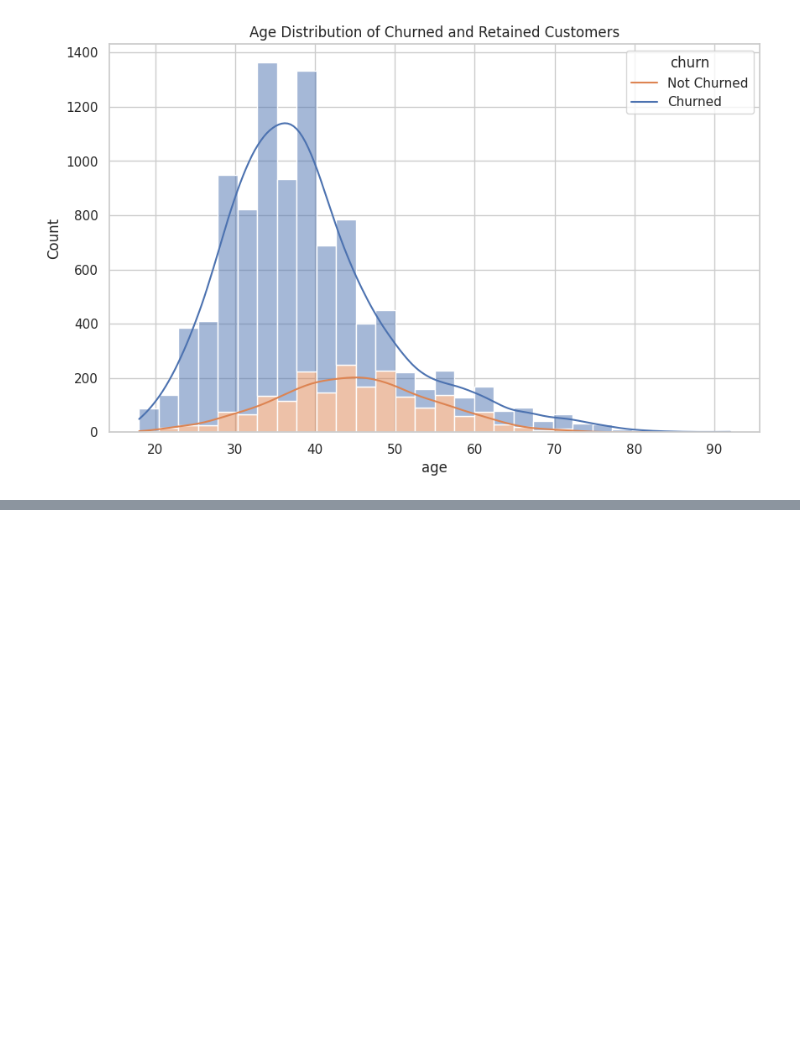
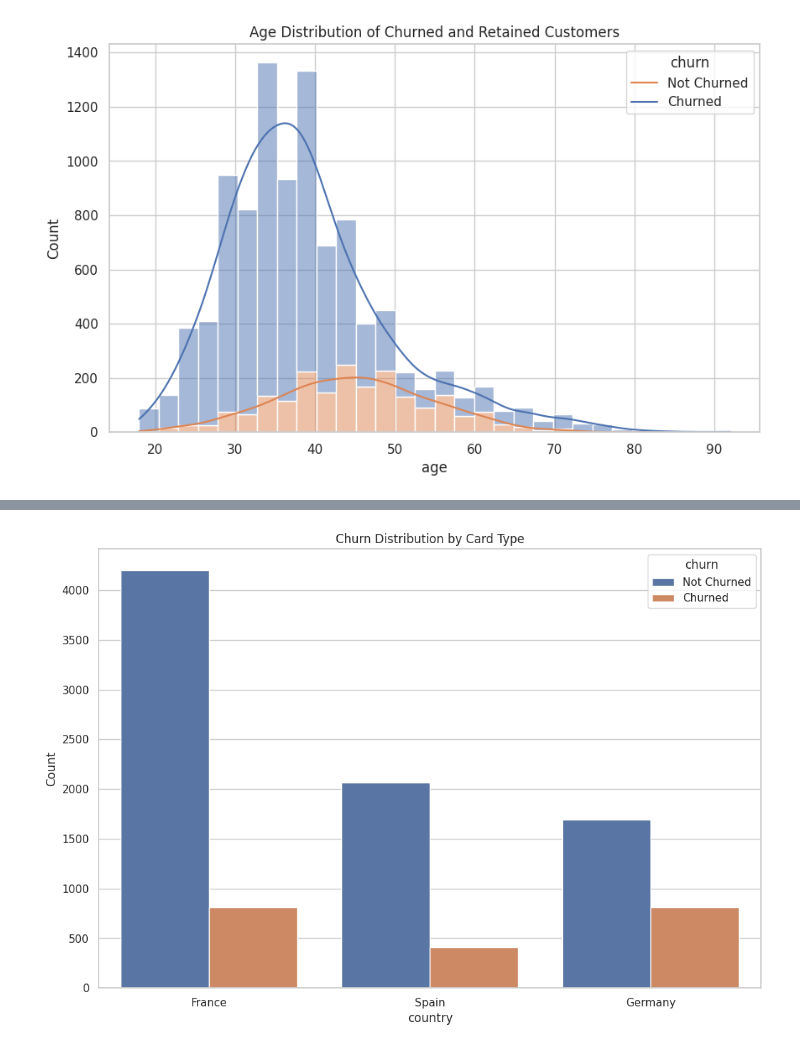
Before and after one commit to DHub6/UAS_DATAMINING, a Jupyter notebook: 201220092_UAS.ipynb, the cells around one changed output, grey strips where cells are left out. Saved outputs shown, nothing was run; the diff lists cells and outputs as text; code cells hidden in the pictures; blank space fills up the shorter version.

```diff
--- a/201220092_UAS.ipynb
+++ b/201220092_UAS.ipynb
@@ -204,0 +221,10 @@ plt.show()
+# %%
+plt.figure(figsize=(12, 8))
+sns.countplot(data=data, x='country', hue='churn', order=['France', 'Spain', 'Germany'])
+plt.title('Churn Distribution by Card Type')
+plt.xlabel('country')
+plt.ylabel('Count')
+plt.legend(title='churn', loc='upper right', labels=['Not Churned', 'Churned'])
+plt.show()
+# %% [output]
+[figure, added]
```
Also changed, not shown: parts of 31 cells of this notebook.
